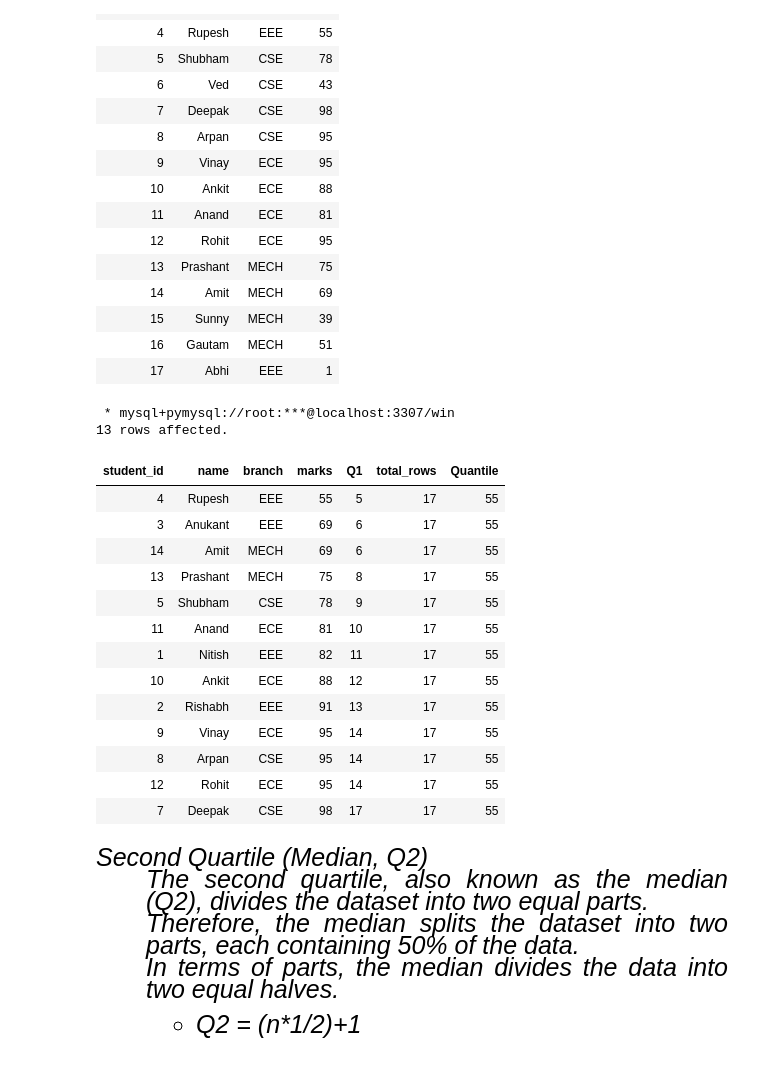
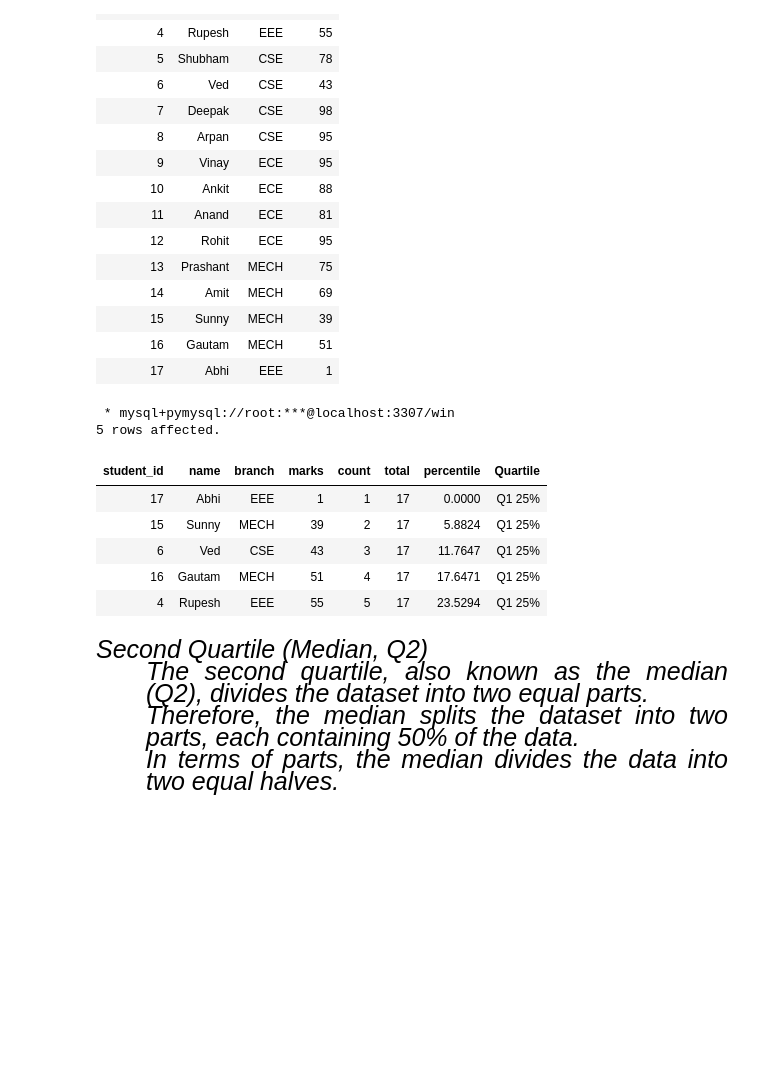
Before and after one commit to Mubeen-Ahmad/python_11, a Jupyter notebook: sql/windows_function_part2.ipynb, the cells around one changed output. Drawn from its saved outputs; the diff is of its cells as text; code cells hidden in the pictures; blank space fills up the shorter version.

```diff
--- a/sql/windows_function_part2.ipynb
+++ b/sql/windows_function_part2.ipynb
@@ -693,35 +692,42 @@ A dataset could be divided into<br>
 | 15 | Sunny | MECH | 39 |
 | 16 | Gautam | MECH | 51 |
 | 17 | Abhi | EEE | 1 |
-# %%
-%%sql
-SELECT *,
-    MIN(marks) OVER() AS Quantile
-    FROM (SELECT *,
-    Rank() OVER (ORDER BY marks) AS Q1,
-    COUNT(*) OVER () AS total_rows
-
-FROM
-student_marks) t1
-WHERE Q1 >= total_rows * 1/4
-# %% [output]
- * mysql+pymysql://root:***@localhost:3307/win
-13 rows affected.
-| student_id | name | branch | marks | Q1 | total_rows | Quantile |
-| 4 | Rupesh | EEE | 55 | 5 | 17 | 55 |
-| 3 | Anukant | EEE | 69 | 6 | 17 | 55 |
-| 14 | Amit | MECH | 69 | 6 | 17 | 55 |
-| 13 | Prashant | MECH | 75 | 8 | 17 | 55 |
-| 5 | Shubham | CSE | 78 | 9 | 17 | 55 |
-| 11 | Anand | ECE | 81 | 10 | 17 | 55 |
-| 1 | Nitish | EEE | 82 | 11 | 17 | 55 |
-| 10 | Ankit | ECE | 88 | 12 | 17 | 55 |
-| 2 | Rishabh | EEE | 91 | 13 | 17 | 55 |
-| 9 | Vinay | ECE | 95 | 14 | 17 | 55 |
-| 8 | Arpan | CSE | 95 | 14 | 17 | 55 |
-| 12 | Rohit | ECE | 95 | 14 | 17 | 55 |
-| 7 | Deepak | CSE | 98 | 17 | 17 | 55 |
+# %%
+%%sql
+
+SELECT * FROM (
+
+SELECT *,
+( (count-1) / total) * 100 AS percentile,
+
+    CASE
+        WHEN ((count-1) / total) * 100 >= 0 AND ((count-1) / total) * 100 < 25 THEN 'Q1 25%'
+        WHEN ((count-1) / total) * 100 >= 25 AND ((count-1) / total) * 100 < 50 THEN 'Q2 50%'
+        WHEN ((count-1) / total) * 100 >= 50 AND ((count-1) / total) * 100 < 75 THEN 'Q3 75%'
+        WHEN ((count-1) / total) * 100 >= 75 AND ((count-1) / total) * 100 <= 100 THEN 'Q4 100%'
+        ELSE NULL
+    END AS Quartile
+
+FROM
+
+(
+    SELECT *,
+    COUNT(marks) OVER(ORDER BY marks ASC) AS count,
+    COUNT(*) OVER() AS total
+    FROM student_marks
+) t1
+
+) main
+
+WHERE main.percentile >= 0 AND main.percentile <= 25
+# %% [output]
+ * mysql+pymysql://root:***@localhost:3307/win
+5 rows affected.
+| student_id | name | branch | marks | count | total | percentile | Quartile |
+| 17 | Abhi | EEE | 1 | 1 | 17 | 0.0000 | Q1 25% |
+| 15 | Sunny | MECH | 39 | 2 | 17 | 5.8824 | Q1 25% |
+| 6 | Ved | CSE | 43 | 3 | 17 | 11.7647 | Q1 25% |
+| 16 | Gautam | MECH | 51 | 4 | 17 | 17.6471 | Q1 25% |
+| 4 | Rupesh | EEE | 55 | 5 | 17 | 23.5294 | Q1 25% |
 # %% [markdown]
 <div style="text-align:justify; color:black; font-size:25px; font-family:Sans-serif; font-style: oblique; text-shadow: 0 0 3px white, 0 0 1px black;">Second Quartile (Median, Q2)<ul><p>The second quartile, also known as the median (Q2), divides the dataset into two equal parts. <br>Therefore, the median splits the dataset into two parts, each containing 50% of the data. <br>In terms of parts, the median divides the data into two equal halves.</p></ul>
-
-<ul><ul><li> Q2 = (n*1/2)+1</ul></li></ul>
```
Also changed, not shown: parts of 18 cells of this notebook.
